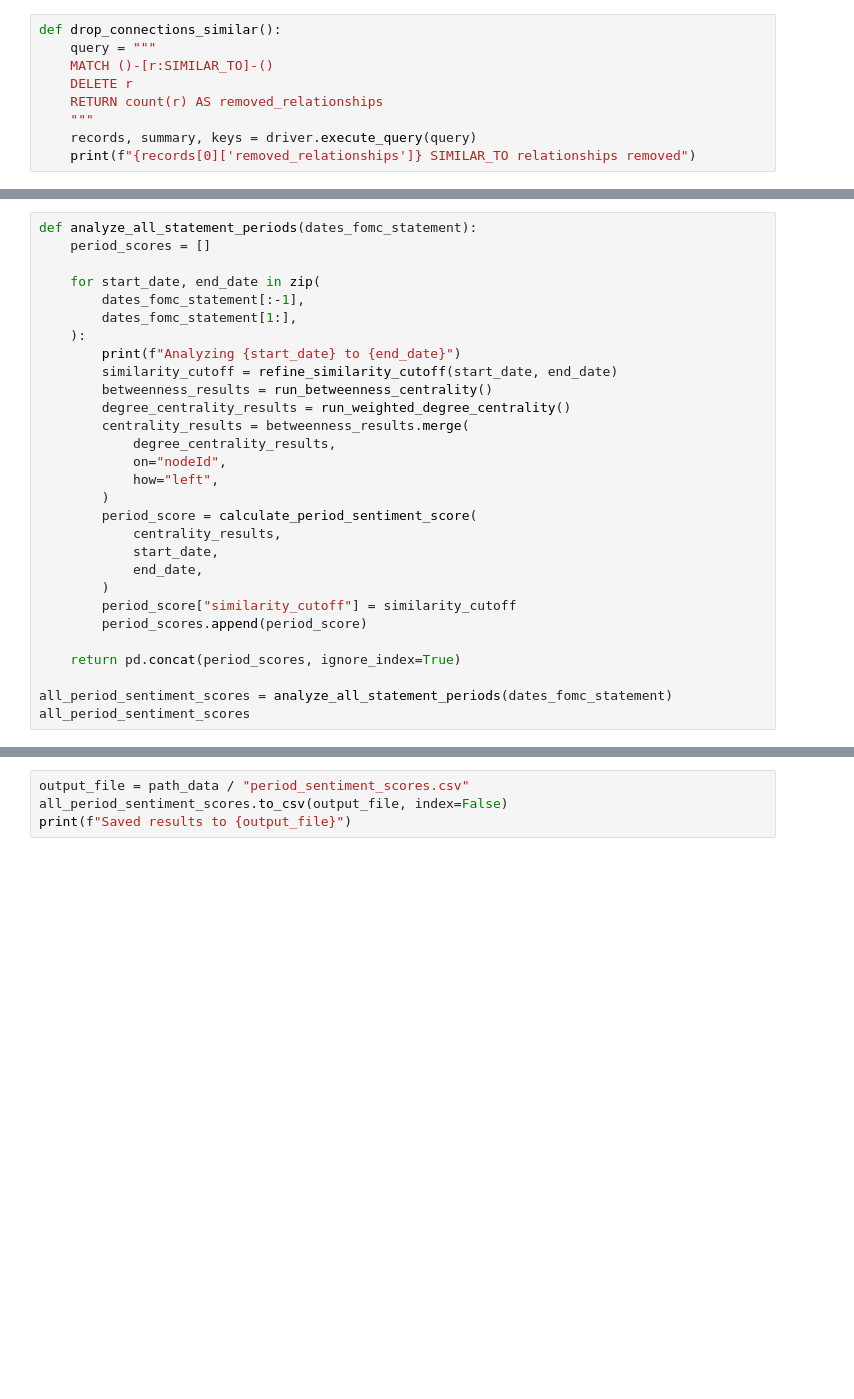
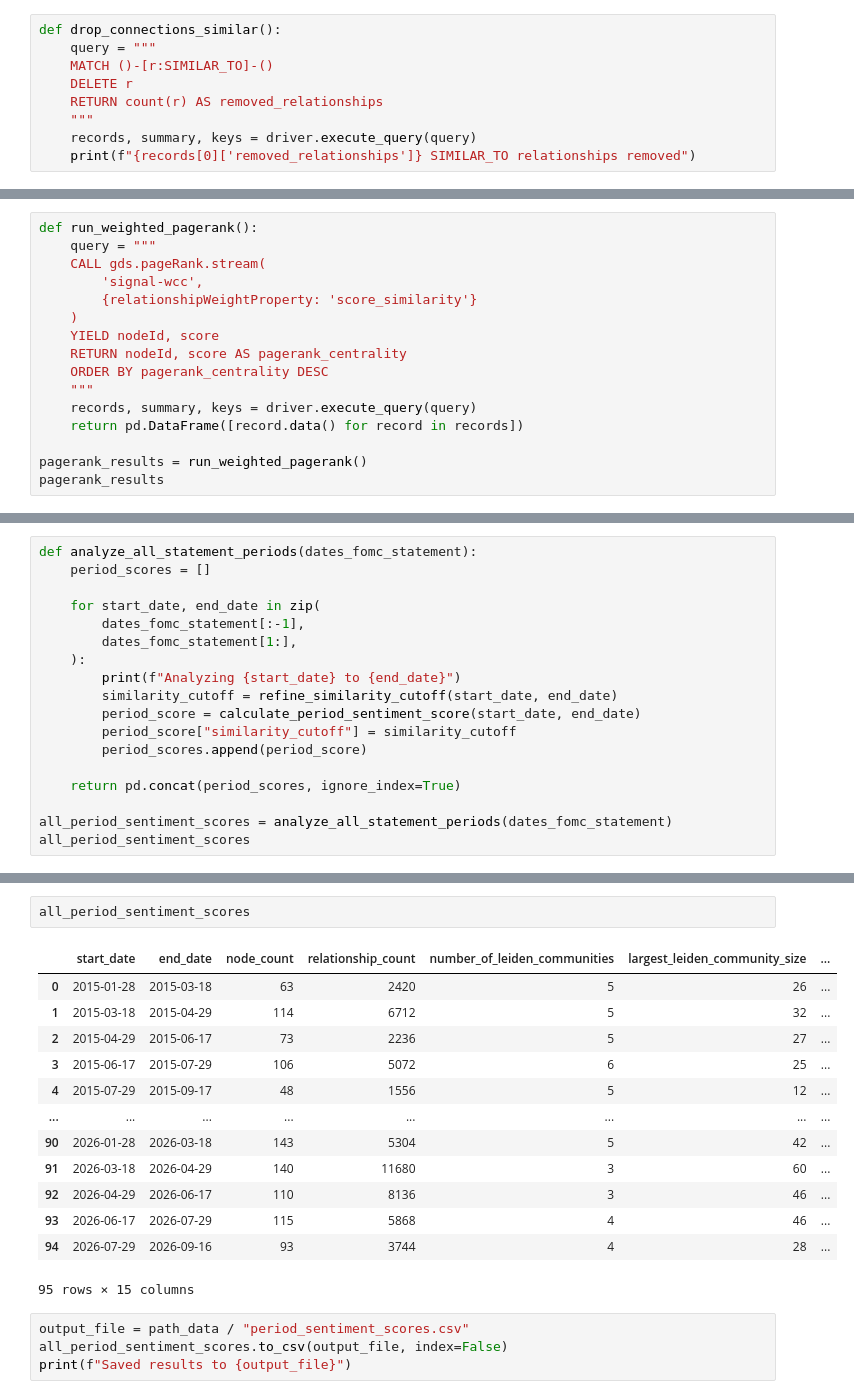
Before and after one commit to andertbrin/tcc_mba_usp_esalq, a Jupyter notebook: app/3. create_graph.ipynb, the cells around one changed output, grey strips where cells are left out. Saved outputs shown, nothing was run; the diff lists cells and outputs as text; blank space fills up the shorter version.

```diff
--- a/app/3. create_graph.ipynb
+++ b/app/3. create_graph.ipynb
@@ -581 +625,17 @@ degree_centrality_results
 63 rows × 2 columns
+# %%
+def run_weighted_pagerank():
+    query = """
+    CALL gds.pageRank.stream(
+        'signal-wcc',
+        {relationshipWeightProperty: 'score_similarity'}
+    )
+    YIELD nodeId, score
+    RETURN nodeId, score AS pagerank_centrality
+    ORDER BY pagerank_centrality DESC
+    """
+    records, summary, keys = driver.execute_query(query)
+    return pd.DataFrame([record.data() for record in records])
+
+pagerank_results = run_weighted_pagerank()
+pagerank_results
@@ -642,18 +782,7 @@ def analyze_all_statement_periods(dates_fomc_statement):
     ):
         print(f"Analyzing {start_date} to {end_date}")
         similarity_cutoff = refine_similarity_cutoff(start_date, end_date)
-        betweenness_results = run_betweenness_centrality()
-        degree_centrality_results = run_weighted_degree_centrality()
-        centrality_results = betweenness_results.merge(
-            degree_centrality_results,
-            on="nodeId",
-            how="left",
-        )
-        period_score = calculate_period_sentiment_score(
-            centrality_results,
-            start_date,
-            end_date,
-        )
+        period_score = calculate_period_sentiment_score(start_date, end_date)
         period_score["similarity_cutoff"] = similarity_cutoff
         period_scores.append(period_score)
 
@@ -693,3 +845,19 @@ Created graph 'signal-cypher' with 206
+# %%
+all_period_sentiment_scores
+# %% [output]
+|  | start_date | end_date | node_count | relationship_count | number_of_leiden_communities | largest_leiden_community_size | ... |
+| 0 | 2015-01-28 | 2015-03-18 | 63 | 2420 | 5 | 26 | ... |
+| 1 | 2015-03-18 | 2015-04-29 | 114 | 6712 | 5 | 32 | ... |
+| 2 | 2015-04-29 | 2015-06-17 | 73 | 2236 | 5 | 27 | ... |
+| 3 | 2015-06-17 | 2015-07-29 | 106 | 5072 | 6 | 25 | ... |
+| 4 | 2015-07-29 | 2015-09-17 | 48 | 1556 | 5 | 12 | ... |
+| ... | ... | ... | ... | ... | ... | ... | ... |
+| 90 | 2026-01-28 | 2026-03-18 | 143 | 5304 | 5 | 42 | ... |
+| 91 | 2026-03-18 | 2026-04-29 | 140 | 11680 | 3 | 60 | ... |
+| 92 | 2026-04-29 | 2026-06-17 | 110 | 8136 | 3 | 46 | ... |
+| 93 | 2026-06-17 | 2026-07-29 | 115 | 5868 | 4 | 46 | ... |
+| 94 | 2026-07-29 | 2026-09-16 | 93 | 3744 | 4 | 28 | ... |
+95 rows × 15 columns
 # %%
 output_file = path_data / "period_sentiment_scores.csv"
 all_period_sentiment_scores.to_csv(output_file, index=False)
```
Also changed, not shown: parts of 29 cells of this notebook, 34 other files.
